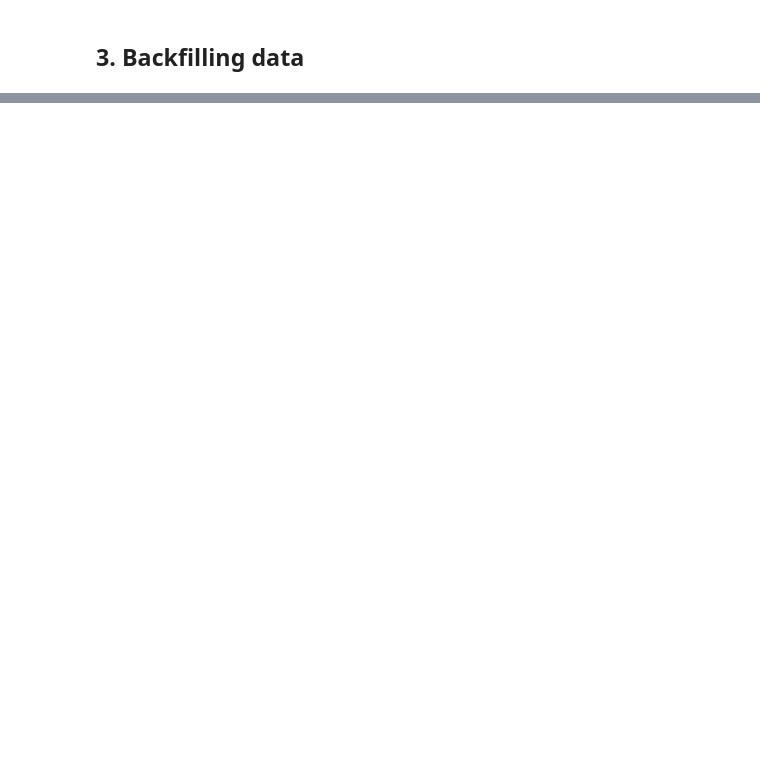
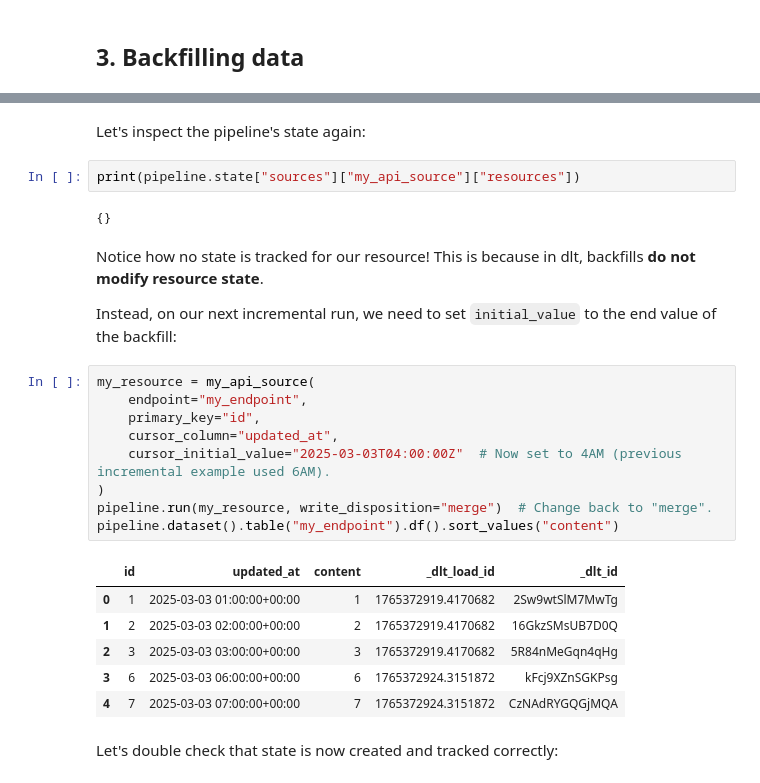
Before and after one commit to thescalableway/edp-learning, a Jupyter notebook: lessons/5_incremental_loading_deep_dive.ipynb, the cells around one changed output, grey strips where cells are left out. Drawn from its saved outputs; the diff is of its cells as text; blank space fills up the shorter version.

```diff
--- a/lessons/5_incremental_loading_deep_dive.ipynb
+++ b/lessons/5_incremental_loading_deep_dive.ipynb
@@ -68,0 +252,28 @@ Notably, on the first execution, the pipeline will use the specified `cursor_ini
+# %% [markdown]
+Let's inspect the pipeline's state again:
+# %%
+print(pipeline.state["sources"]["my_api_source"]["resources"])
+# %% [output]
+{}
+# %% [markdown]
+Notice how no state is tracked for our resource! This is because in dlt, backfills **do not modify resource state**.
+
+Instead, on our next incremental run, we need to set `initial_value` to the end value of the backfill:
+# %%
+my_resource = my_api_source(
+    endpoint="my_endpoint",
+    primary_key="id",
+    cursor_column="updated_at",
+    cursor_initial_value="2025-03-03T04:00:00Z"  # Now set to 4AM (previous incremental example used 6AM).
+)
+pipeline.run(my_resource, write_disposition="merge")  # Change back to "merge".
+pipeline.dataset().table("my_endpoint").df().sort_values("content")
+# %% [output]
+|  | id | updated_at | content | _dlt_load_id | _dlt_id |
+| 0 | 1 | 2025-03-03 01:00:00+00:00 | 1 | 1765372919.4170682 | 2Sw9wtSlM7MwTg |
+| 1 | 2 | 2025-03-03 02:00:00+00:00 | 2 | 1765372919.4170682 | 16GkzSMsUB7D0Q |
+| 2 | 3 | 2025-03-03 03:00:00+00:00 | 3 | 1765372919.4170682 | 5R84nMeGqn4qHg |
+| 3 | 6 | 2025-03-03 06:00:00+00:00 | 6 | 1765372924.3151872 | kFcj9XZnSGKPsg |
+| 4 | 7 | 2025-03-03 07:00:00+00:00 | 7 | 1765372924.3151872 | CzNAdRYGQGjMQA |
+# %% [markdown]
+Let's double check that state is now created and tracked correctly:
```
Also changed, not shown: parts of 24 cells of this notebook, 3 other files.
